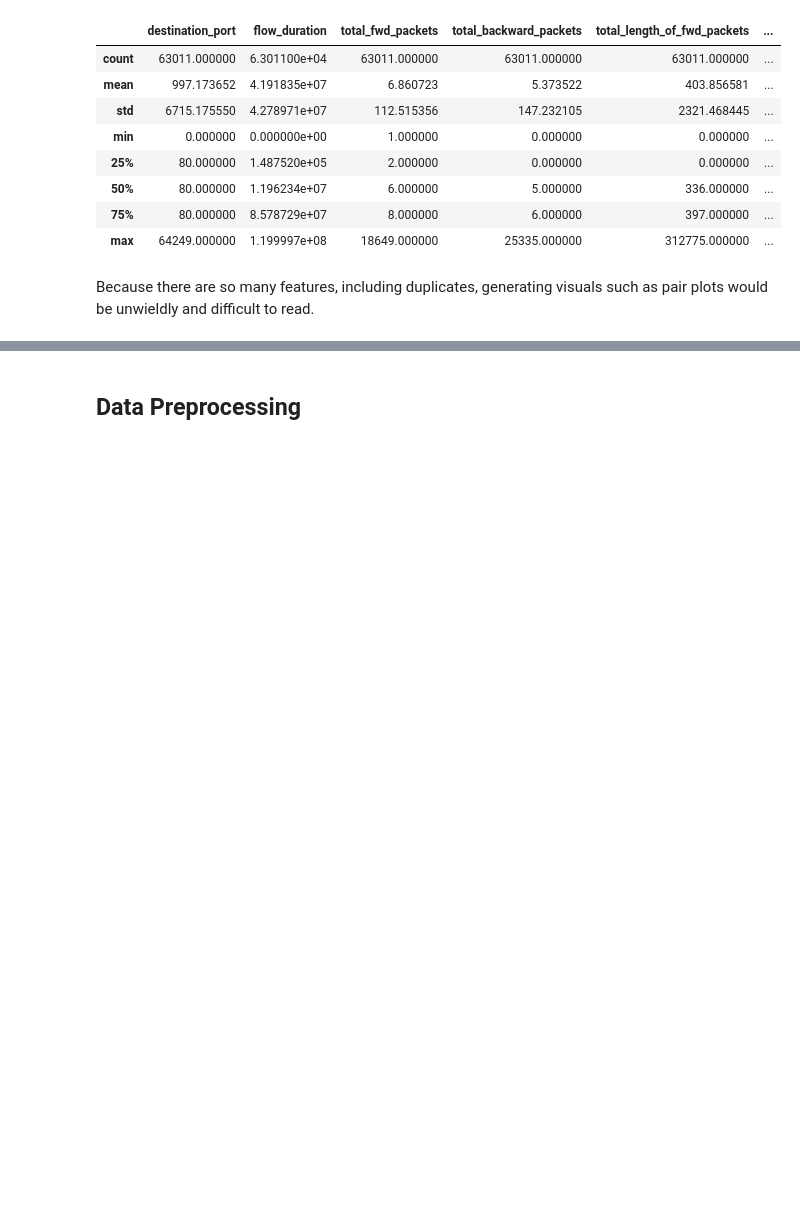
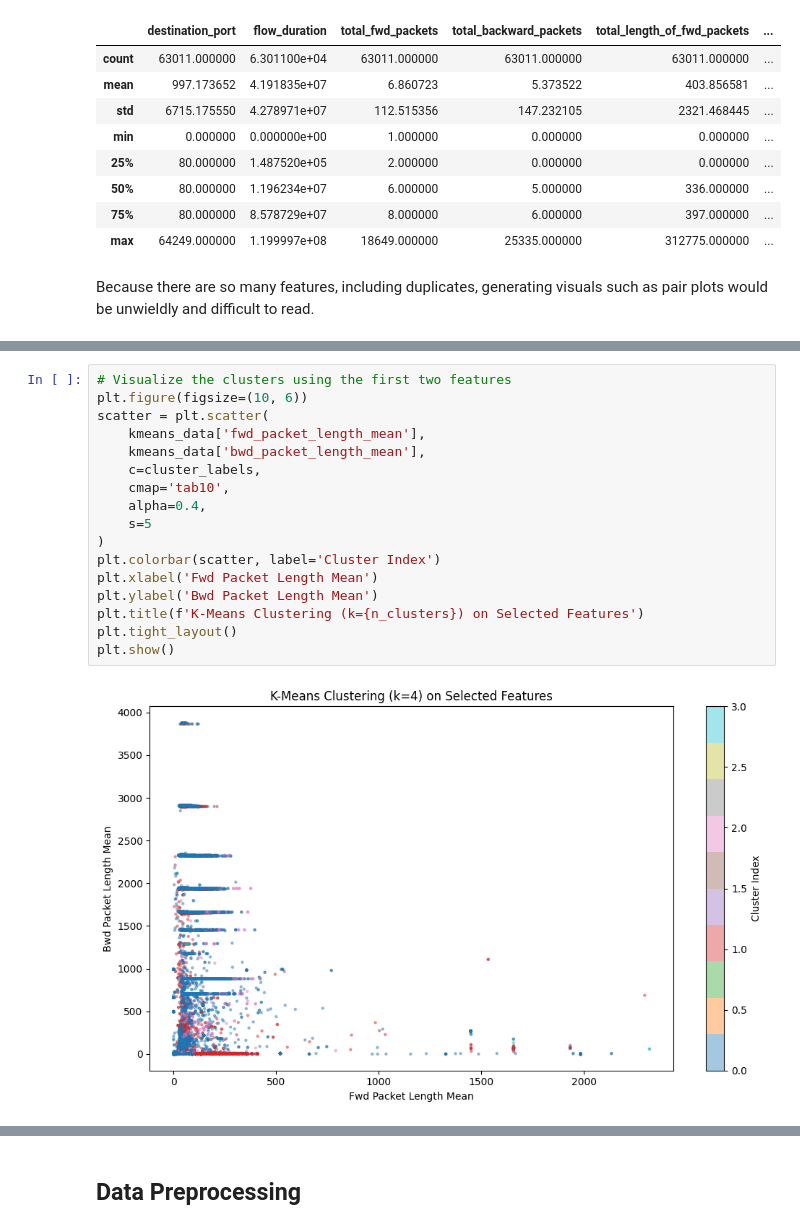
Before and after one commit to jackdmulvihill/COMP-379-Final-Project, a Jupyter notebook: FinalProject.ipynb, the cells around one changed output, grey strips where cells are left out. Drawn from its saved outputs; the diff is of its cells as text; blank space fills up the shorter version.

```diff
--- a/FinalProject.ipynb
+++ b/FinalProject.ipynb
@@ -314,0 +457,19 @@ Because there are so many features, including duplicates, generating visuals suc
+# %%
+# Visualize the clusters using the first two features
+plt.figure(figsize=(10, 6))
+scatter = plt.scatter(
+    kmeans_data['fwd_packet_length_mean'],
+    kmeans_data['bwd_packet_length_mean'],
+    c=cluster_labels,
+    cmap='tab10',
+    alpha=0.4,
+    s=5
+)
+plt.colorbar(scatter, label='Cluster Index')
+plt.xlabel('Fwd Packet Length Mean')
+plt.ylabel('Bwd Packet Length Mean')
+plt.title(f'K-Means Clustering (k={n_clusters}) on Selected Features')
+plt.tight_layout()
+plt.show()
+# %% [output]
+[figure, added]
```
Also changed, not shown: parts of 18 cells of this notebook.
